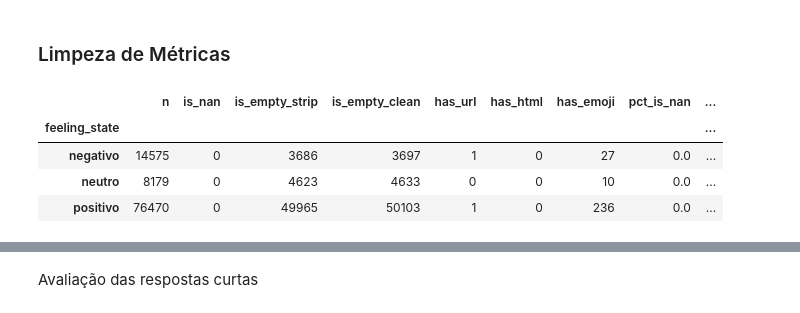
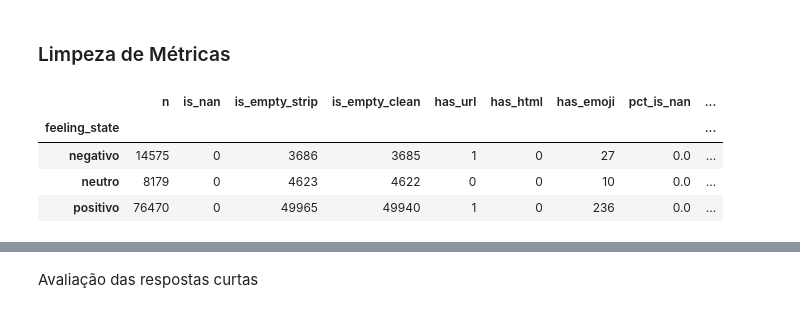
Before and after one commit to rpf991/Ecommerce_Classificador_Sentimentos, a Jupyter notebook: validacao_dados.ipynb, the cells around one changed output, grey strips where cells are left out. Drawn from its saved outputs; the diff is of its cells as text; code cells hidden in the pictures.

```diff
--- a/validacao_dados.ipynb
+++ b/validacao_dados.ipynb
@@ -316,49 +355,59 @@ EMOJI_RE = re.compile(
     "]"
 )
 
+SLANG_MAP = {
+    r"\bvc\b": "voce",
+    r"\bq\b": "que",
+    r"\bpq\b": "porque",
+    r"\btbm?\b": "tambem",
+    r"\bmt[oa]?\b": "muito",
+    r"\bblz\b": "beleza",
+    r"\bvlw\b": "valeu",
+    r"\bss\b": "sim",
+    r"\bnd\b": "nada",
+    r"\bsqn\b": "so que nao",
+}
+
+
+
 df['is_nan'] = df['text_raw'].isna()
 df['is_empty'] = df['text_raw'].str.strip().eq('')
 df['has_url'] = df['text_raw'].str.contains(r'https?://\S+|www\.\S+', regex=True)
 df['has_html'] = df['text_raw'].str.contains(r'<[^>]+>', regex=True)
 df['has_newline'] = df['text_raw'].str.contains(r'[\r\n\t]', regex=True)
 df['has_emoji'] =  df['text_raw'].str.contains(EMOJI_RE, regex=True)
 
-def clean_text(txt):
-    txt = unicodedata.normalize("NFC", txt) # Padronizar a representação de caracteres assentuados ou especiais em uma string
-
-    txt = re.sub(r'http\S+|www\.\S+', ' ', txt) # Substituição do Ícone de HTTP
-    txt = re.sub(r'<.*?>', ' ', txt) # Substituição de HTML
-    txt = re.sub(r'[\r\n\t]+', ' ', txt) # Substituição de Espaços em branco
-    txt = re.sub(r'[^\w\sáéíóúâêôãõàç]', ' ', txt) # Substituição de Caracteres especiais
-    txt = re.sub(r'\d+', ' ', txt) # Substituição de Dígitos Numéricos
-    txt = re.sub(r'\s+', ' ', txt)  # Remoção dos espaços em branco
-    return txt.strip()
-
 # Limpeza Textual
 df['text_clean'] = df['text_raw'].apply(clean_text)
+df['text_clean'] = df['text_clean'].apply(strip_acents)
+df['text_clean'] = df['text_clean'].apply(collapse_adaptation)
+
+for
+
+
 df['text_clean_is_empty'] = df['text_clean'].eq('')
 
 # Resumo por classe
 df_text_info = df.groupby('feeling_state').agg(
                     n = ('text_raw', 'size'),
                     is_nan = ('is_nan', 'sum'),
                     is_empty_strip = ('is_empty', 'sum'),
                     is_empty_clean = ('text_clean_is_empty', 'sum'),
                     has_url = ('has_url', 'sum'),
                     has_html = ('has_html', 'sum'),
                     has_emoji = ('has_emoji', 'sum')
                 )
 
 for col in [x for x in df_text_info.columns if x != 'n']:
     df_text_info[f'pct_{col}'] = ((df_text_info[col]/df_text_info['n']) * 100).round(2)
 
 display(df_text_info)
 # %% [output]
 |  | n | is_nan | is_empty_strip | is_empty_clean | has_url | has_html | has_emoji | pct_is_nan | ... |
 | feeling_state |  |  |  |  |  |  |  |  | ... |
-| negativo | 14575 | 0 | 3686 | 3697 | 1 | 0 | 27 | 0.0 | ... |
-| neutro | 8179 | 0 | 4623 | 4633 | 0 | 0 | 10 | 0.0 | ... |
-| positivo | 76470 | 0 | 49965 | 50103 | 1 | 0 | 236 | 0.0 | ... |
+| negativo | 14575 | 0 | 3686 | 3685 | 1 | 0 | 27 | 0.0 | ... |
+| neutro | 8179 | 0 | 4623 | 4622 | 0 | 0 | 10 | 0.0 | ... |
+| positivo | 76470 | 0 | 49965 | 49940 | 1 | 0 | 236 | 0.0 | ... |
 # %%
 # Verificação dos casos onde apresenta url
 df[df['has_url'] == True][['review_score', 'review_comment_title', 'review_comment_message', 'text_raw', 'text_clean']].head(5)
```
Also changed, not shown: parts of 12 cells of this notebook, 1 other file.
